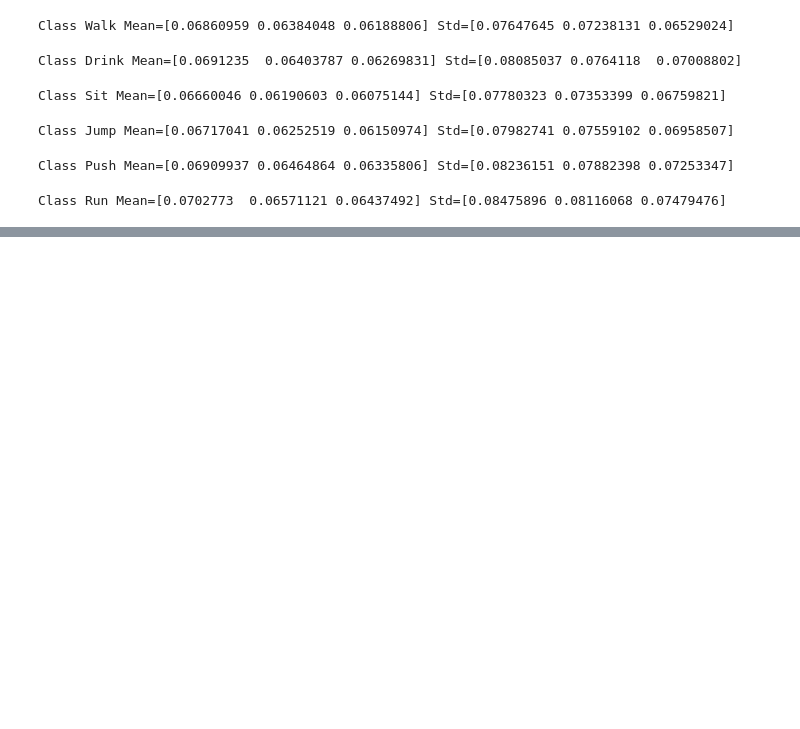
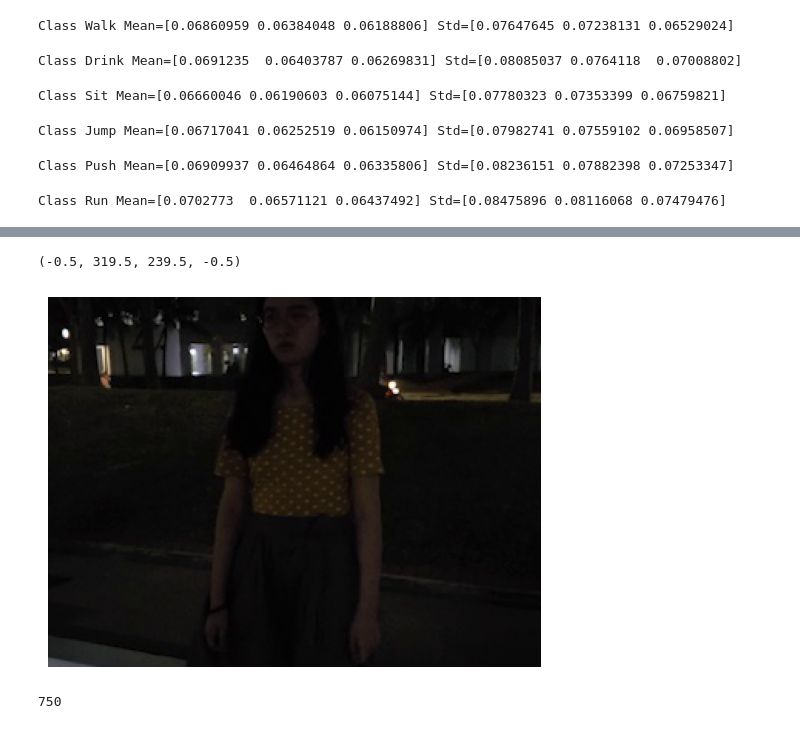
Before and after one commit to jiuntian/darknorm, a Jupyter notebook: datasets/get_mean.ipynb, the cells around one changed output, grey strips where cells are left out. Drawn from its saved outputs; the diff is of its cells as text; code cells hidden in the pictures; blank space fills up the shorter version.

```diff
--- a/datasets/get_mean.ipynb
+++ b/datasets/get_mean.ipynb
@@ -78,0 +125,8 @@ Std=[0.08475896, 0.08116068, 0.07479476]
+# %%
+img = np.asarray(PIL.Image.open(os.path.join(current_vid_dir, 'img_00030.jpg'))) / 255.
+# %%
+plt.imshow(img)
+plt.axis('off')
+# %% [output]
+(-0.5, 319.5, 239.5, -0.5)
+[figure, added]
@@ -78,0 +140,4 @@ Std=[0.08475896, 0.08116068, 0.07479476]
+# %%
+count
+# %% [output]
+750
```
Also changed, not shown: parts of 7 cells of this notebook, 3 other files.
